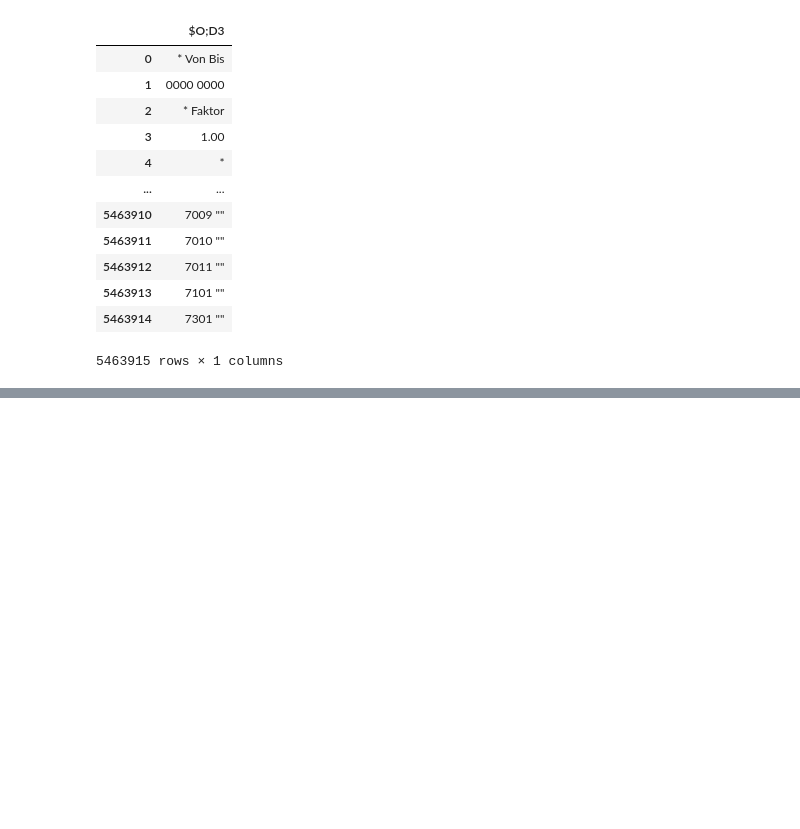
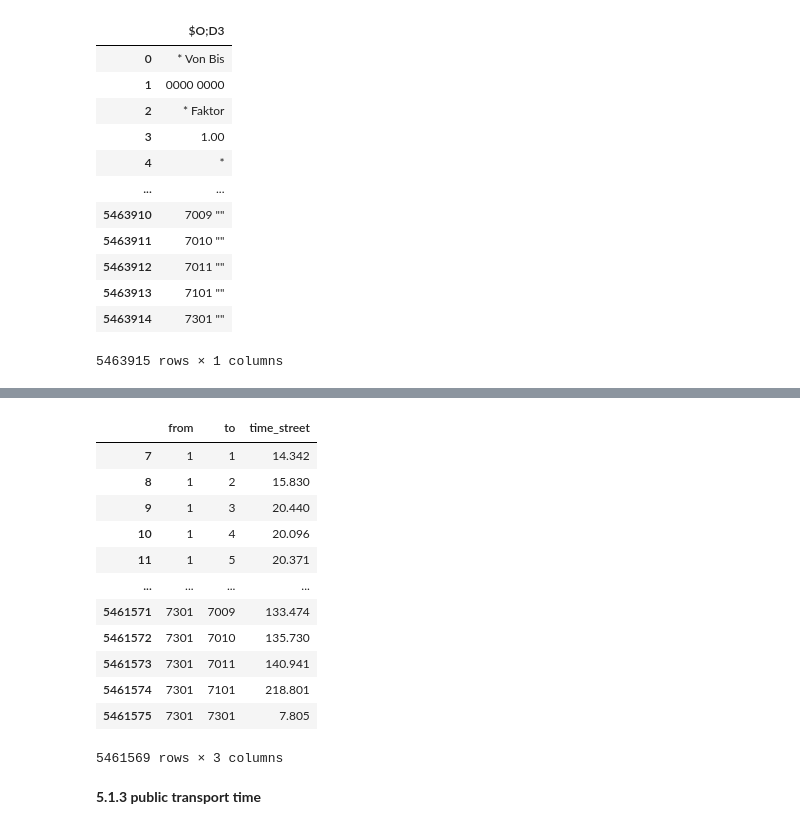
Before and after one commit to Icelander169/MasterThesis, a Jupyter notebook: 01_Reading_Data.ipynb, the cells around one changed output, grey strips where cells are left out. Saved outputs shown, nothing was run; the diff lists cells and outputs as text; code cells hidden in the pictures; blank space fills up the shorter version.

```diff
--- a/01_Reading_Data.ipynb
+++ b/01_Reading_Data.ipynb
@@ -250,0 +380,2 @@ time_pt
+# %%
+time_st = time_st.iloc[:5461569, : ]
@@ -250,0 +389,18 @@ time_pt
+# %%
+time_st
+# %% [output]
+|  | from | to | time_street |
+| 7 | 1 | 1 | 14.342 |
+| 8 | 1 | 2 | 15.830 |
+| 9 | 1 | 3 | 20.440 |
+| 10 | 1 | 4 | 20.096 |
+| 11 | 1 | 5 | 20.371 |
+| ... | ... | ... | ... |
+| 5461571 | 7301 | 7009 | 133.474 |
+| 5461572 | 7301 | 7010 | 135.730 |
+| 5461573 | 7301 | 7011 | 140.941 |
+| 5461574 | 7301 | 7101 | 218.801 |
+| 5461575 | 7301 | 7301 | 7.805 |
+5461569 rows × 3 columns
+# %% [markdown]
+**5.1.3 public transport time**
```
Also changed, not shown: parts of 51 cells of this notebook.
